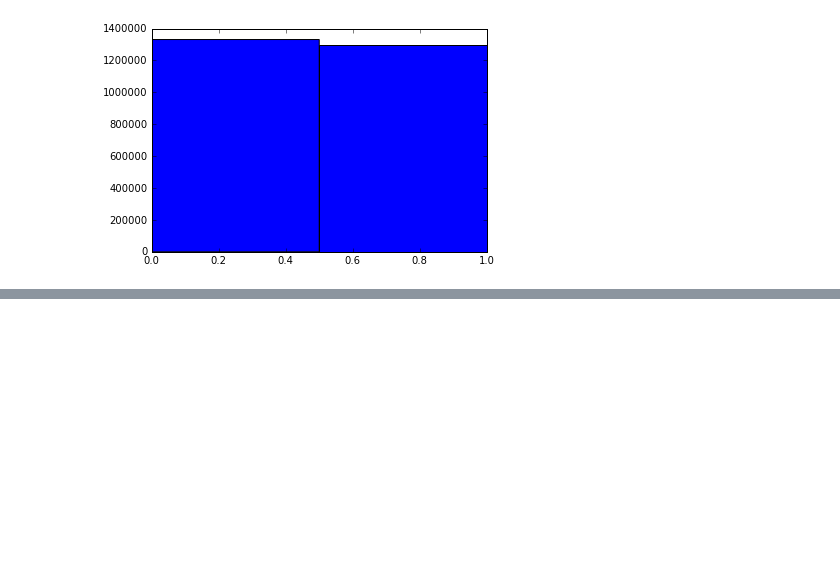
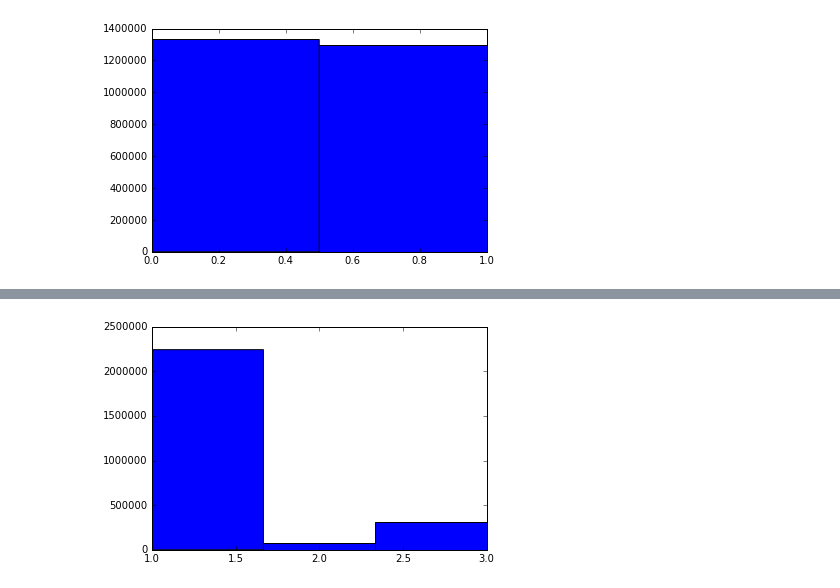
Before and after one commit to eugeniashurko/how-you-gonna-die, a Jupyter notebook: Data_preprocessing.ipynb, the cells around one changed output, grey strips where cells are left out. Saved outputs shown, nothing was run; the diff lists cells and outputs as text; code cells hidden in the pictures; blank space fills up the shorter version.

Commit message:
Age and race

```diff
--- a/Data_preprocessing.ipynb
+++ b/Data_preprocessing.ipynb
@@ -194,0 +238,5 @@ plt.show()
+# %%
+plt.hist(pd_data["RaceRecode3"].as_matrix(), bins = 3)
+plt.show()
+# %% [output]
+[figure, added]
```
Also changed, not shown: parts of 3 cells of this notebook.
